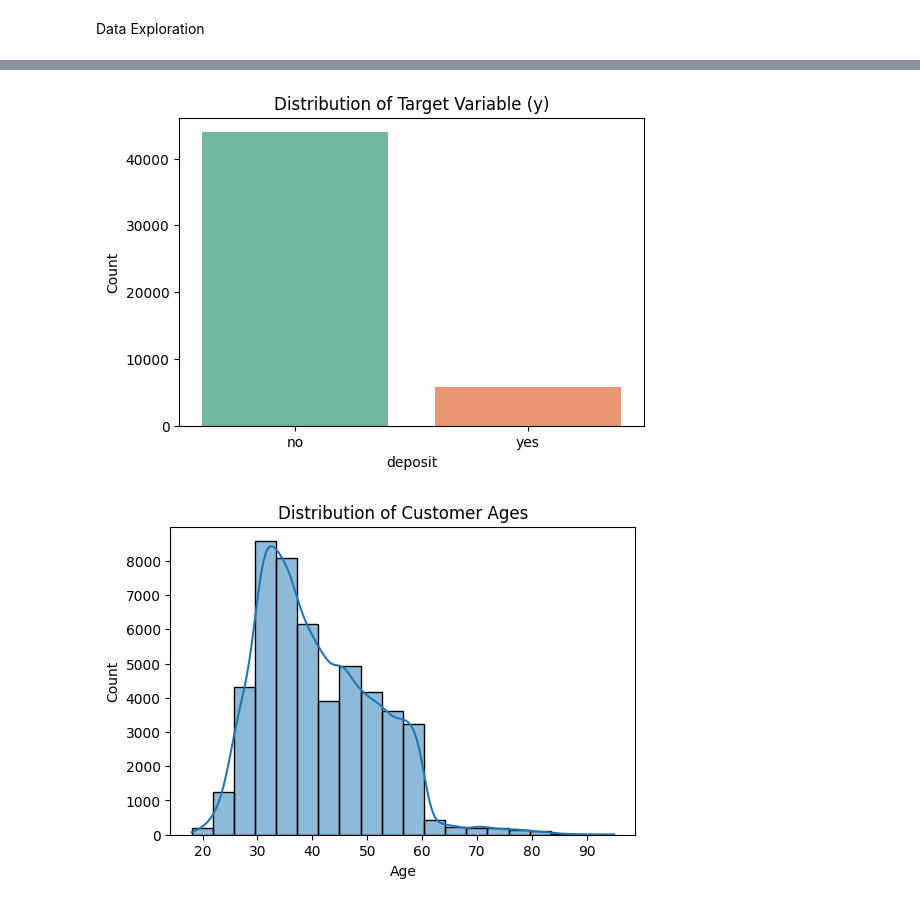
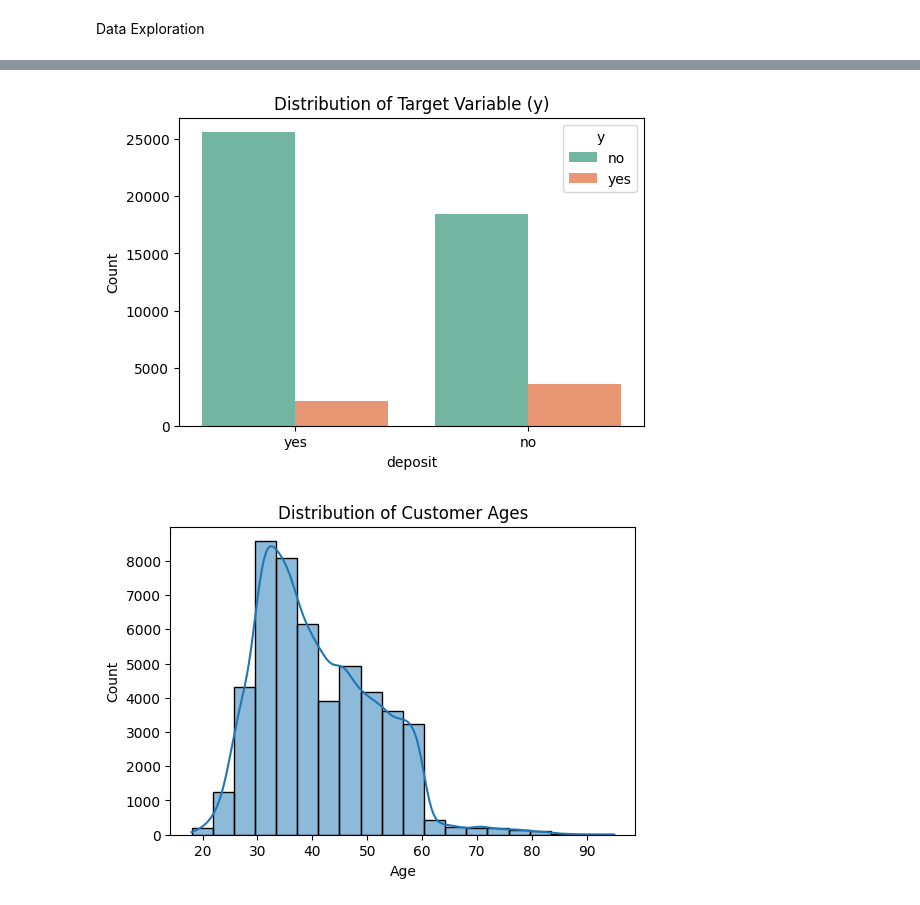
Before and after one commit to qmdismnp/Schulich_DS_MBAN, a Jupyter notebook: A1.ipynb, the cells around one changed output, grey strips where cells are left out. Saved outputs shown, nothing was run; the diff lists cells and outputs as text; code cells hidden in the pictures.

```diff
--- a/A1.ipynb
+++ b/A1.ipynb
@@ -85,13 +94,13 @@ categorical_features = ['job', 'marital', 'education', 'default', 'housing', 'lo
 # %%
 # Plot the distribution of the target variable 'deposit'
 plt.figure(figsize=(6, 4))
-sns.countplot(x='y', hue='y', data=df, palette='Set2')
+sns.countplot(x='housing', hue='y', data=df, palette='Set2')
 plt.title('Distribution of Target Variable (y)')
 plt.xlabel('deposit')
 plt.ylabel('Count')
 plt.show()
 # %% [output]
-[figure, old version]
+[figure, new version]
 # %%
 plt.figure(figsize=(6, 4))
 sns.histplot(data=df, x='age', bins=20, kde=True)
```
Also changed, not shown: parts of 22 cells of this notebook.
